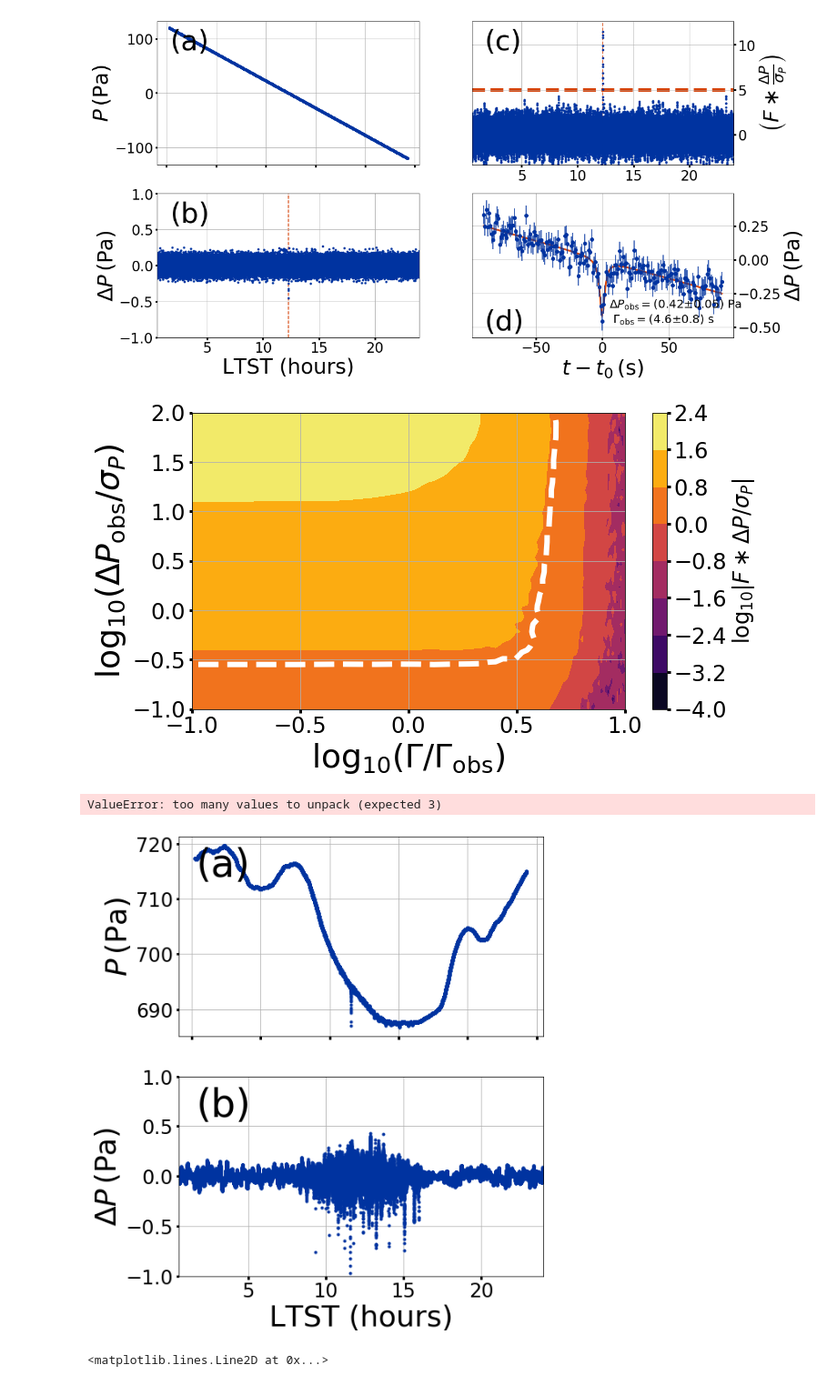
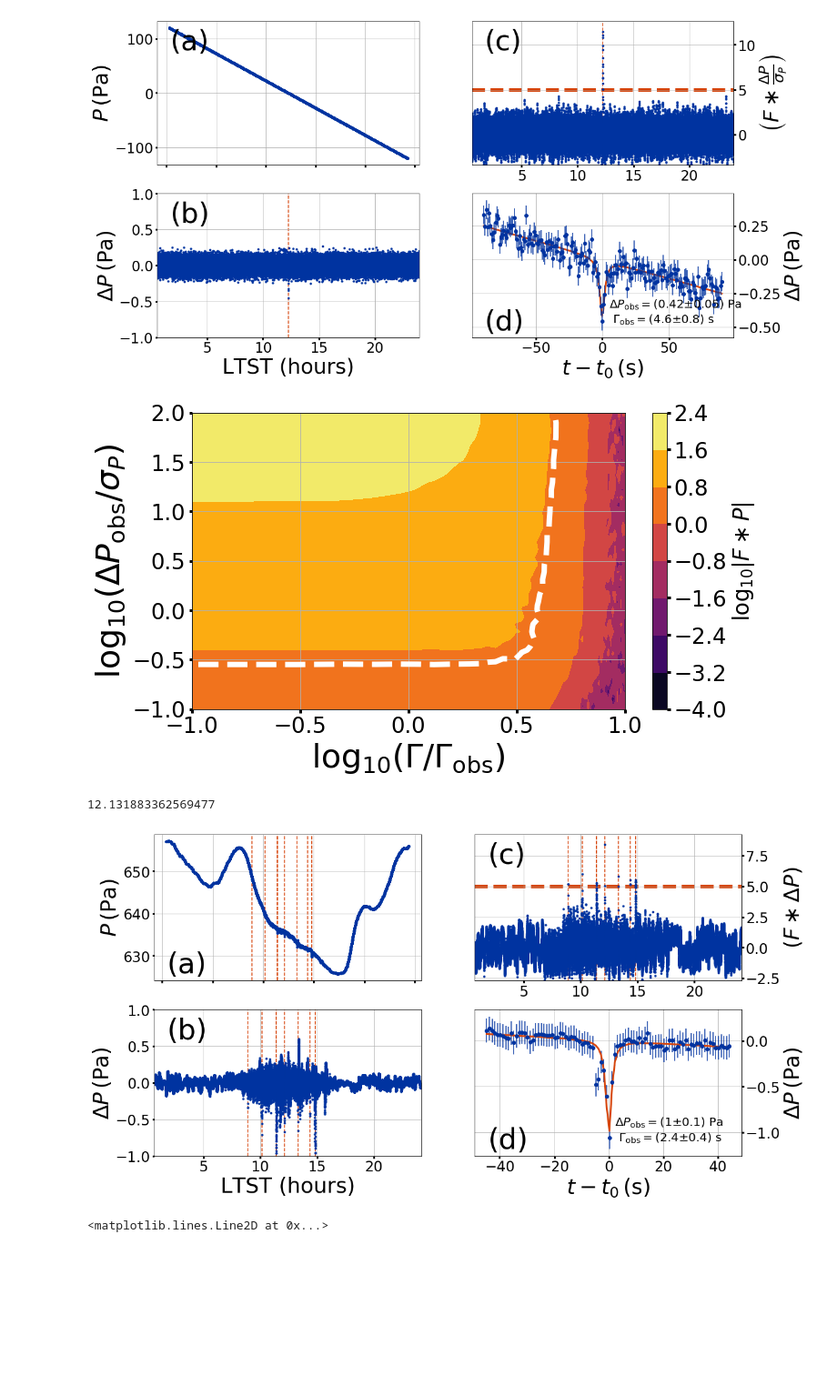
Before and after one commit to BoiseStatePlanetary/Recovering-Martian-Dust-Devil-Population, a Jupyter notebook: code/Finding The Vortices.ipynb, the cells around one changed output. Shown at 91% size. Cells and saved outputs as stored; diff of their text form; code cells hidden in the pictures; blank space fills up the shorter version.

Commit message:
Fixed find_vortices; Created time-series figure

```diff
--- a/code/Finding The Vortices.ipynb
+++ b/code/Finding The Vortices.ipynb
@@ -17,9 +17,9 @@ import warnings
 warnings.filterwarnings('ignore')
 
 boxcar_window_size = 1001
-matched_filter_window_length = (1000./3600)
+matched_filter_window_length = (3000./3600)
 matched_filter_depth = 1./np.pi
-matched_filter_fwhm = 5./3600
+matched_filter_fwhm = 1./3600
 detection_threshold = 5.
 matched_filter_num_fwhm = 15
 
@@ -342,7 +326,7 @@ CS = plt.contourf(X, Y, np.log10(np.abs(np.mean(recovery, axis=0))), cmap='infer
 
 CB = plt.colorbar(CS, extend='both')
 CB.ax.tick_params(labelsize=24)
-CB.set_label(r'$\log_{10} | F\ast \Delta P/\sigma_P |$', fontsize=24)
+CB.set_label(r'$\log_{10} | F\ast P |$', fontsize=24)
 plt.ylim([-1, 2])
 
 plt.tick_params(labelsize=24)
@@ -361,15 +345,15 @@ plt.grid(True)
 
 fig.savefig("../figures/vortex_recovery.png", dpi=500, bbox_inches="tight")
 # %% [output]
-[figure, old version]
+[figure, new version]
 # %%
 # The sol with the deepest vortex, as reported by Spiga et al. (2020)
 # sol = 65
 # sol = 323
-sol = 33
+sol = med_sol
 
-# LTST, LTST_and_sol, sol_data = retrieve_pressure_data(sol, dr="/Users/bjackson/Downloads/ps_bundle/data_calibrated")
-# LTST_and_sol -= 24.*sol
+LTST, LTST_and_sol, sol_data = retrieve_pressure_data(sol, dr="/Users/bjackson/Downloads/ps_bundle/data_calibrated")
+LTST_and_sol -= 24.*sol
 
 delta_t = np.max(LTST_and_sol[1:] - LTST_and_sol[0:-1])
 
@@ -382,7 +366,7 @@ ind = (LTST_and_sol > np.min(LTST_and_sol) + boxcar_window_size*delta_t) &\
 
 ax1 = fig.add_subplot(221)
 ax1.plot(LTST_and_sol, sol_data['PRESSURE'], marker='.', ls='', color=BoiseState_blue)
-ax1.text(0.05, 0.8, "(a)", fontsize=48, transform=ax1.transAxes)
+ax1.text(0.05, 0.05, "(a)", fontsize=48, transform=ax1.transAxes)
 ax1.grid(True)
 ax1.tick_params(labelsize=24, labelbottom=False)
 ax1.set_ylabel(r'$P\,\left({\rm Pa}\right)$', fontsize=36)
@@ -408,21 +392,27 @@ ax2.set_ylim([-1, 1])
 
 # Convolve with Lorentzian
 
-convolution, med, md = apply_lorentzian_matched_filter(LTST_and_sol, filtered_pressure, st,
+convolution = apply_lorentzian_matched_filter(LTST_and_sol, filtered_pressure, st,
                                                       matched_filter_fwhm, matched_filter_depth, boxcar_window_size)
+med = np.median(convolution)
+md = mad(convolution)
+
+convolution -= med
+convolution /= md
 
 ax3 = fig.add_subplot(222)
 ax3.plot(LTST_and_sol, convolution, color=BoiseState_blue, ls='', marker='.')
-ax3.axhline(med + detection_threshold*md, color=BoiseState_orange, ls='--', lw=6, zorder=-1)
+ax3.axhline(detection_threshold, color=BoiseState_orange, ls='--', lw=6, zorder=-1)
 ax3.text(0.05, 0.8, "(c)", fontsize=48, transform=ax3.transAxes)
 ax3.grid(True)
 ax3.yaxis.set_label_position("right")
 ax3.yaxis.tick_right()
 ax3.tick_params(labelsize=24, labelleft=False, labelright=True)
 
-ax3.set_ylabel(r'$\left( F \ast \frac{\Delta P}{\sigma_P} \right)$', fontsize=36)
+ax3.set_ylabel(r'$\left( F \ast \Delta P \right)$', fontsize=36)
 # ax3.set_xlabel("LTST (hours)", fontsize=36)
 ax3.set_xlim([np.min(LTST_and_sol[ind]), np.max(LTST_and_sol[ind])])
+# ax3.set_xlim([8., 10.])
 ax3.set_ylim([0.9*np.min(convolution[ind]), 1.1*np.max(convolution[ind])])
 
 ### Fit Vortex ###
@@ -435,8 +425,8 @@ for cur_ex in ex:
     ax3.axvline(LTST_and_sol[cur_ex], color=BoiseState_orange, zorder=-1, ls='--')
 
 # Take largest one
-# mx_ind = np.argmax(convolution[ex])
-mx_ind = np.argmin(convolution[ex])
+mx_ind = np.argmax(convolution[ex])
+# mx_ind = np.argmin(convolution[ex])
 # mx_ind = np.argmin(np.abs(convolution[ex] - np.median(convolution[ex])))
 # mx_ind = 7
 mx_width = np.max([2, int(pk_wds[mx_ind])])
@@ -444,38 +434,38 @@ mx_width = np.max([2, int(pk_wds[mx_ind])])
 # Use original, unfiltered data
 vortex = np.array([LTST_and_sol[ex[mx_ind] - matched_filter_num_fwhm*mx_width:
                                 ex[mx_ind] + matched_filter_num_fwhm*mx_width],
                    sol_data['PRESSURE'][ex[mx_ind] - matched_filter_num_fwhm*mx_width:
                                         ex[mx_ind] + matched_filter_num_fwhm*mx_width]])
 
 errs = st[ex[mx_ind] - matched_filter_num_fwhm*mx_width: ex[mx_ind] + matched_filter_num_fwhm*mx_width]
 
 init_params = determine_init_params(vortex)
 bounds = determine_bounds(vortex, init_params)
 
 popt, uncertainties = fit_vortex(vortex, init_params, bounds, rescale_uncertainties=True, zoomed_in=None)
 print(popt[2])
 
 ax4.errorbar((vortex[0] - popt[2])*3600, vortex[1] - popt[0],
-             yerr=errs, ls='', marker='o', color=BoiseState_blue, alpha=0.25)
+             yerr=errs, ls='', marker='o', color=BoiseState_blue)
 ax4.plot((vortex[0] - popt[2])*3600, modified_lorentzian(vortex[0], *popt) - popt[0],
-         lw=3, color=BoiseState_orange, zorder=-1)
+         lw=3, color=BoiseState_orange)
 
 # ax4.text(0.05, 0.05, "(d), %g" % matched_filter_num_fwhm, fontsize=48, transform=ax4.transAxes)
 ax4.text(0.05, 0.05, "(d)", fontsize=48, transform=ax4.transAxes)
 ax4.text(0.525, 0.1, ("$\\Delta P_{\\rm obs} = $(%.2g$\\pm$%.1g) Pa \n $\\Gamma_{\\rm obs} = $(%.2g$\\pm$%.1g) s" %\
                        (popt[3], uncertainties[3], popt[4]*3600, uncertainties[4]*3600)),
          fontsize=20, transform=ax4.transAxes)
 ax4.grid(True)
 ax4.yaxis.set_label_position("right")
 ax4.yaxis.tick_right()
 ax4.tick_params(labelsize=24, labelleft=False, labelright=True)
 ax4.set_xlabel(r'$t - t_0\,\left( {\rm s} \right)$', fontsize=36)
 ax4.set_ylabel(r'$\Delta P\,\left( {\rm Pa} \right)$', fontsize=36)
 
-# fig.savefig("../figures/data_conditioning_and_fit.png", dpi=500, bbox_inches='tight')
+fig.savefig("../figures/data_conditioning_and_fit.png", dpi=500, bbox_inches='tight')
 # %% [output]
-ValueError: too many values to unpack (expected 3)
+12.131883362569477
-[figure, old version]
+[figure, new version]
 # %%
 # W/Gamma
 x = np.linspace(0.5/300, 300/0.5, 1000)
```
Also changed, not shown: parts of 1 cell of this notebook, 3 other files.
